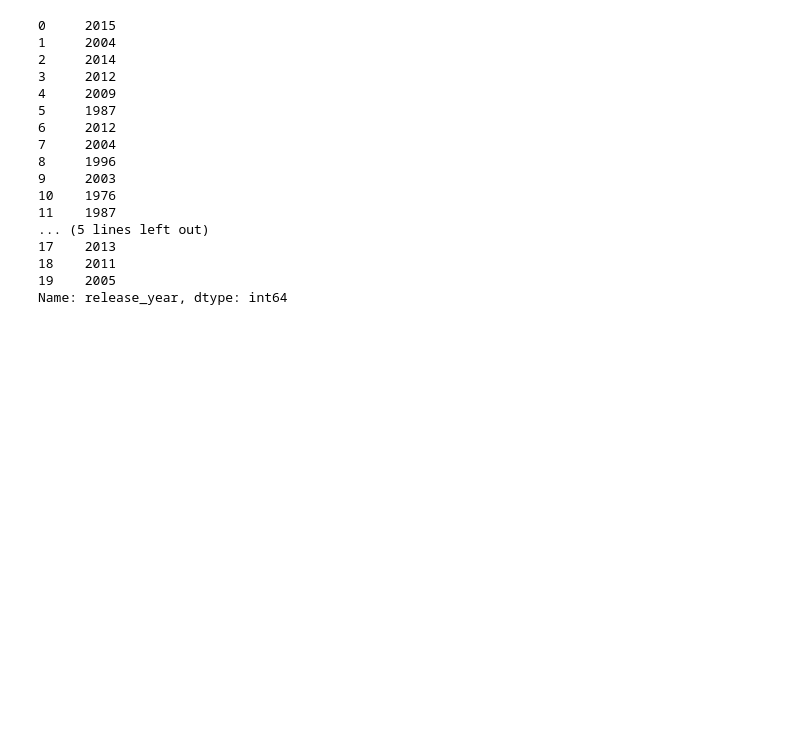
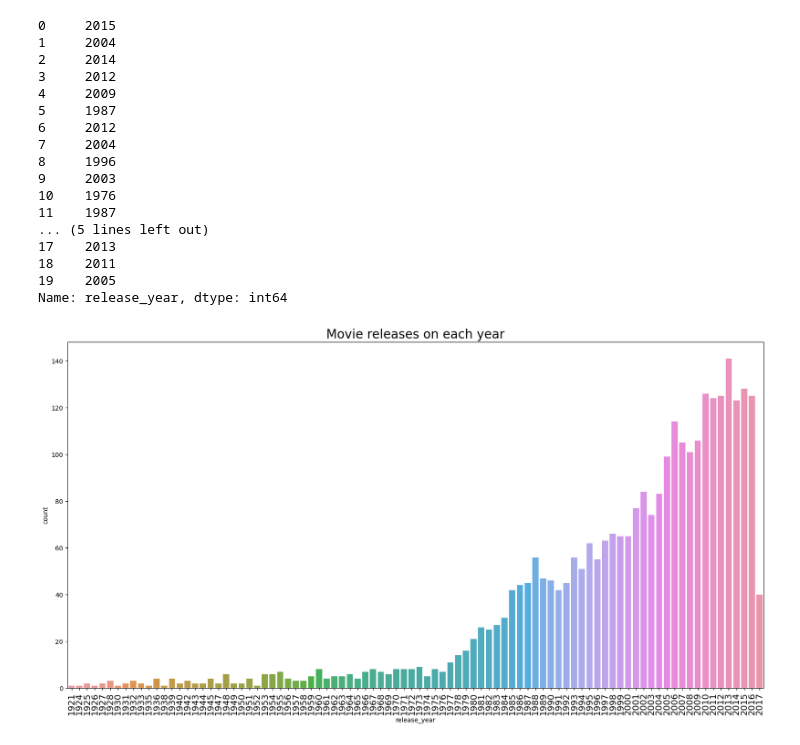
Before and after one commit to F1ameX/Machine-learning, a Jupyter notebook: Box-office-prediction_Kaggle/sample.ipynb, the cells around one changed output. Cells and saved outputs as stored; diff of their text form; code cells hidden in the pictures; blank space fills up the shorter version.

Commit message:
EDA of releases date finished

```diff
--- a/Box-office-prediction_Kaggle/sample.ipynb
+++ b/Box-office-prediction_Kaggle/sample.ipynb
@@ -231,3 +231,12 @@ train['release_year'].head(20)
 18    2011
 19    2005
 Name: release_year, dtype: int64
+# %%
+plt.figure(figsize=(20, 10))
+sns.countplot(x=train['release_year'].sort_values())
+plt.title("Movie releases on each year",fontsize=20)
+loc, labels = plt.xticks()
+plt.xticks(fontsize=14,rotation=90)
+plt.show()
+# %% [output]
+[figure, added]
```
Also changed, not shown: parts of 5 cells of this notebook.
